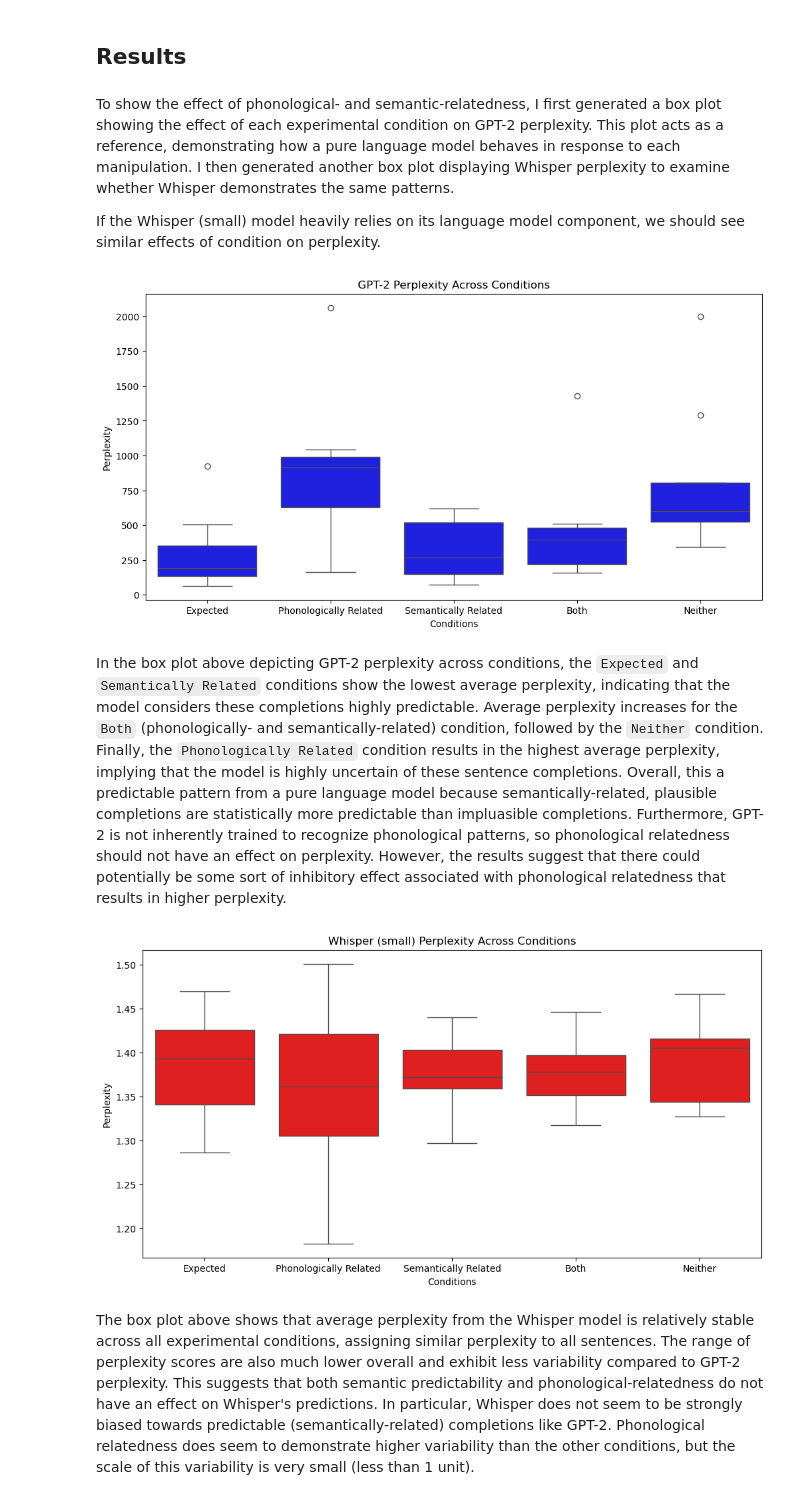
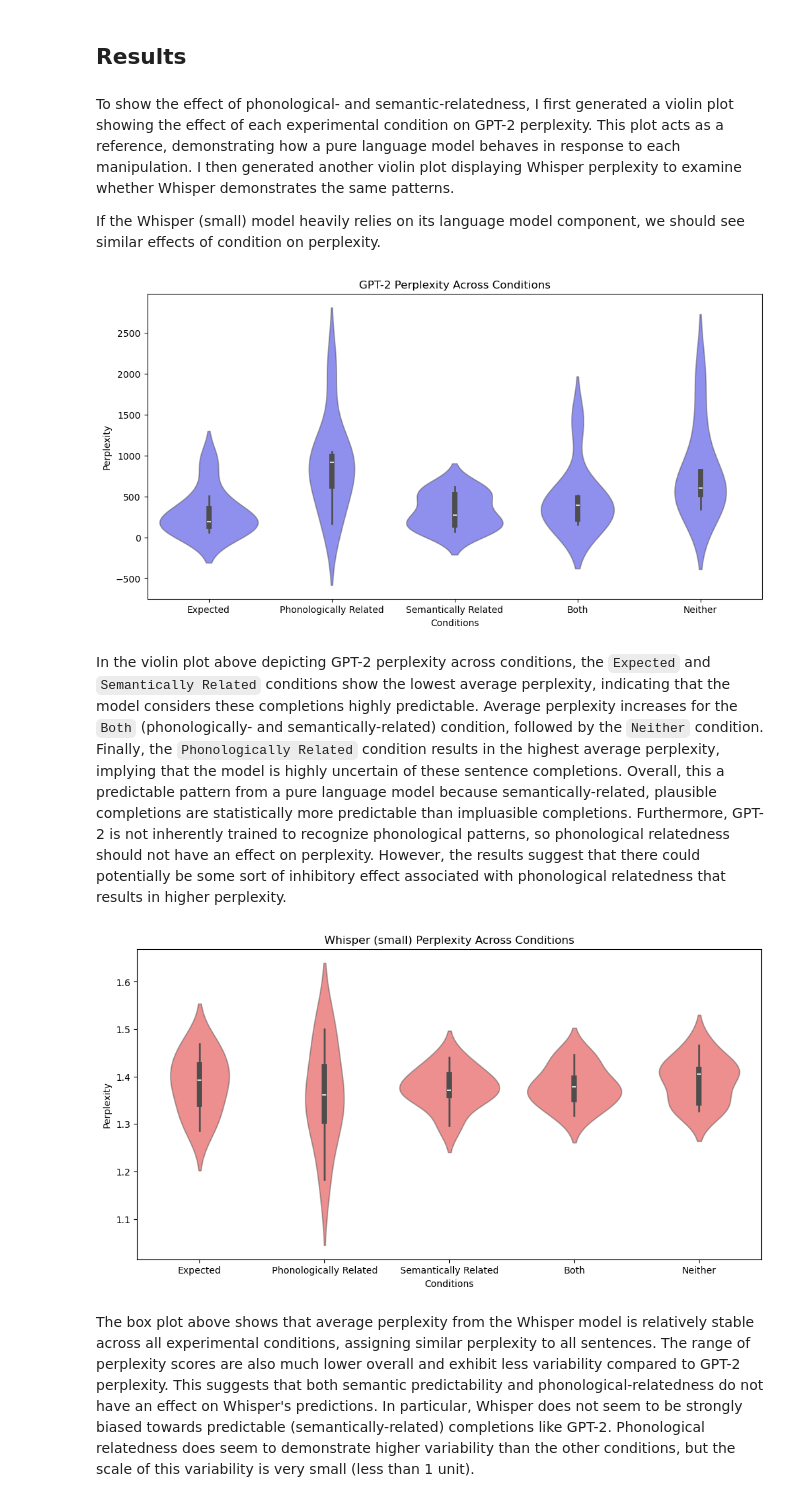
Before and after one commit to rdestaci/Whisper_LLM_Bias, a Jupyter notebook: Whisper_LLM_Bias.ipynb, the cells around one changed output. Saved outputs shown, nothing was run; the diff lists cells and outputs as text; code cells hidden in the pictures.

Commit message:
Update README and added violin plots

```diff
--- a/Whisper_LLM_Bias.ipynb
+++ b/Whisper_LLM_Bias.ipynb
@@ -165,13 +167,13 @@ results.head()
 # %% [markdown]
 ## Results
 # %% [markdown]
-To show the effect of phonological- and semantic-relatedness, I first generated a box plot showing the effect of each experimental condition on GPT-2 perplexity. This plot acts as a reference, demonstrating how a pure language model behaves in response to each manipulation. I then generated another box plot displaying Whisper perplexity to examine whether Whisper demonstrates the same patterns.
+To show the effect of phonological- and semantic-relatedness, I first generated a violin plot showing the effect of each experimental condition on GPT-2 perplexity. This plot acts as a reference, demonstrating how a pure language model behaves in response to each manipulation. I then generated another violin plot displaying Whisper perplexity to examine whether Whisper demonstrates the same patterns.
 
 If the Whisper (small) model heavily relies on its language model component, we should see similar effects of condition on perplexity.
 # %%
 # Bar plot of only GPT-2 perplexity to show what we expect for a language model
 plt.figure(figsize=(12, 6))
-sns.boxplot(data=results, x = 'condition_name', y = 'gpt2_perplexity', color="blue")
+sns.violinplot(data=results, x = 'condition_name', y = 'gpt2_perplexity', color="blue", alpha=0.5)
 
 plt.xlabel("Conditions")
 plt.ylabel("Perplexity")
@@ -179,21 +181,21 @@ plt.title("GPT-2 Perplexity Across Conditions")
 
 plt.show()
 # %% [output]
-[figure, old version]
+[figure, new version]
 # %% [markdown]
-In the box plot above depicting GPT-2 perplexity across conditions, the `Expected` and `Semantically Related` conditions show the lowest average perplexity, indicating that the model considers these completions highly predictable. Average perplexity increases for the `Both` (phonologically- and semantically-related) condition, followed by the `Neither` condition. Finally, the `Phonologically Related` condition results in the highest average perplexity, implying that the model is highly uncertain of these sentence completions. Overall, this a predictable pattern from a pure language model because semantically-related, plausible completions are statistically more predictable than impluasible completions. Furthermore, GPT-2 is not inherently trained to recognize phonological patterns, so phonological relatedness should not have an effect on perplexity. However, the results suggest that there could potentially be some sort of inhibitory effect associated with phonological relatedness that results in higher perplexity.
+In the violin plot above depicting GPT-2 perplexity across conditions, the `Expected` and `Semantically Related` conditions show the lowest average perplexity, indicating that the model considers these completions highly predictable. Average perplexity increases for the `Both` (phonologically- and semantically-related) condition, followed by the `Neither` condition. Finally, the `Phonologically Related` condition results in the highest average perplexity, implying that the model is highly uncertain of these sentence completions. Overall, this a predictable pattern from a pure language model because semantically-related, plausible completions are statistically more predictable than impluasible completions. Furthermore, GPT-2 is not inherently trained to recognize phonological patterns, so phonological relatedness should not have an effect on perplexity. However, the results suggest that there could potentially be some sort of inhibitory effect associated with phonological relatedness that results in higher perplexity.
 # %%
 # Bar plot showing Whisper perplexity
 plt.figure(figsize=(12, 6))
-sns.boxplot(data=results, x = 'condition_name', y = 'whisper_perplexity', color="red")
+sns.violinplot(data=results, x = 'condition_name', y = 'whisper_perplexity', color="red", alpha=0.5)
 
 plt.xlabel("Conditions")
 plt.ylabel("Perplexity")
 plt.title("Whisper (small) Perplexity Across Conditions")
 
 plt.show()
 # %% [output]
-[figure, old version]
+[figure, new version]
 # %% [markdown]
 The box plot above shows that average perplexity from the Whisper model is relatively stable across all experimental conditions, assigning similar perplexity to all sentences. The range of perplexity scores are also much lower overall and exhibit less variability compared to GPT-2 perplexity. This suggests that both semantic predictability and phonological-relatedness do not have an effect on Whisper's predictions. In particular, Whisper does not seem to be strongly biased towards predictable (semantically-related) completions like GPT-2. Phonological relatedness does seem to demonstrate higher variability than the other conditions, but the scale of this variability is very small (less than 1 unit).
 # %%
```
Also changed, not shown: parts of 2 cells of this notebook, 3 other files.
